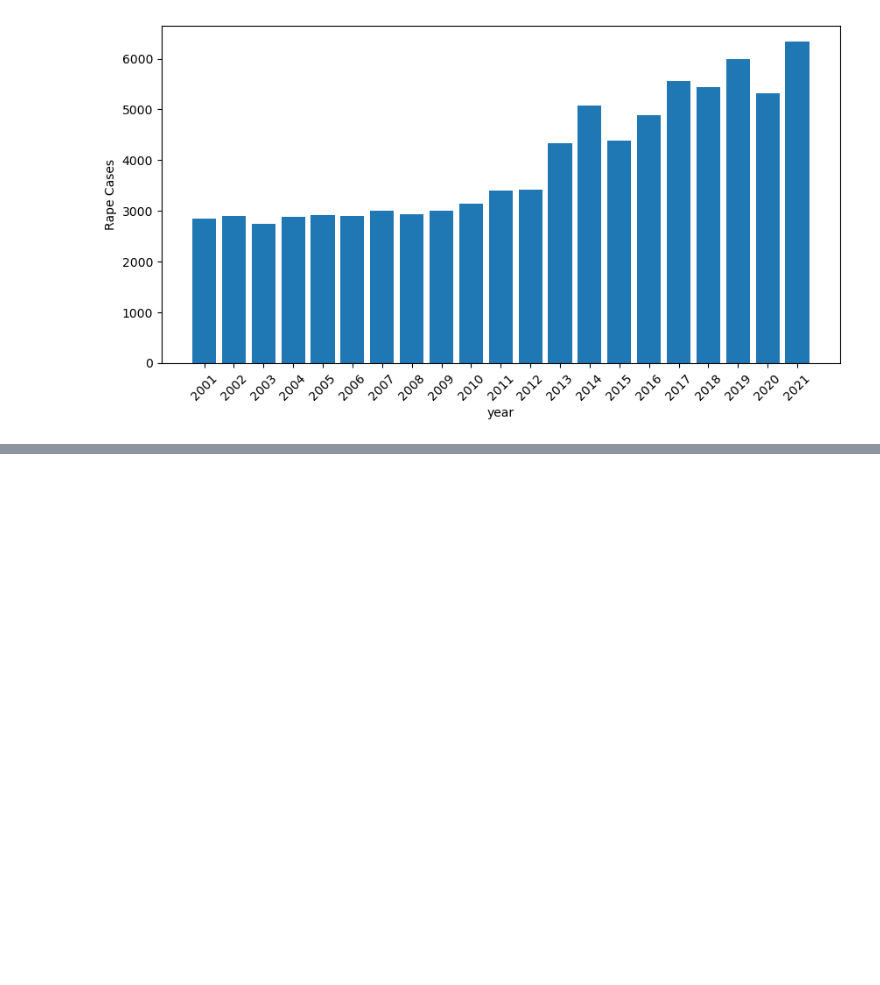
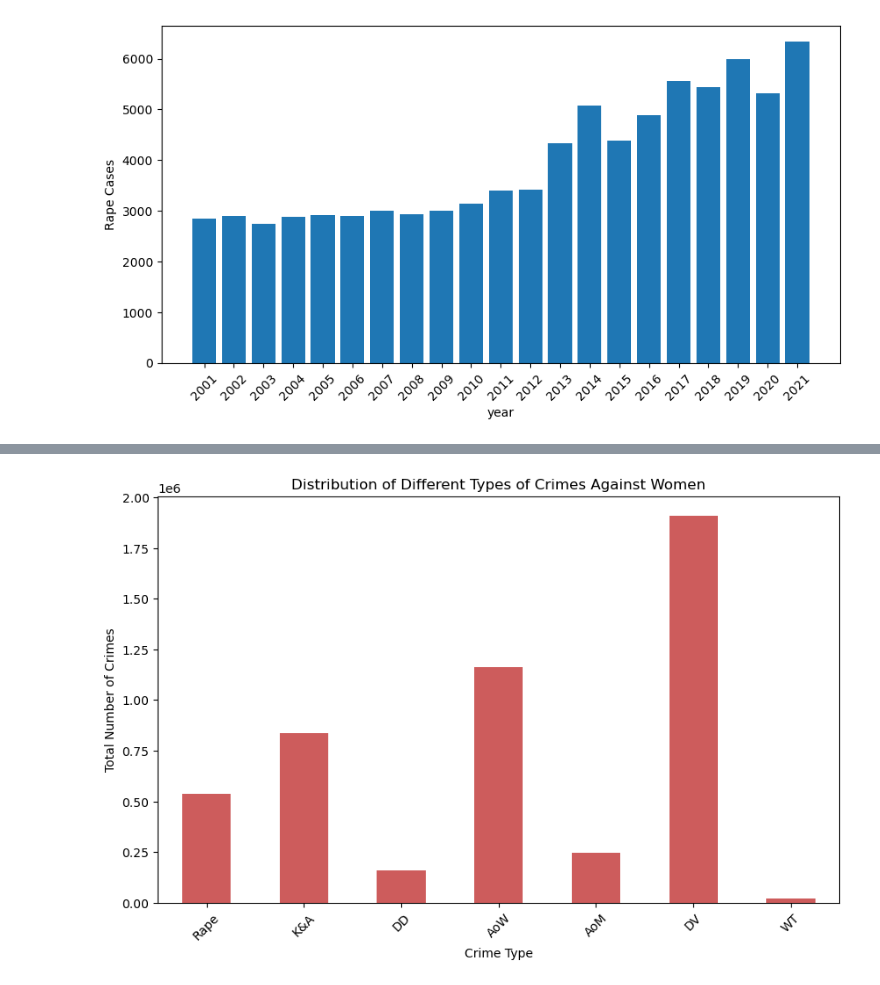
Before and after one commit to sandeepgalipelli/CrimeAgainstWomen, a Jupyter notebook: CrimeAgainstWoman.ipynb, the cells around one changed output, grey strips where cells are left out. Saved outputs shown, nothing was run; the diff lists cells and outputs as text; code cells hidden in the pictures; blank space fills up the shorter version.

```diff
--- a/CrimeAgainstWoman.ipynb
+++ b/CrimeAgainstWoman.ipynb
@@ -159,0 +200,11 @@ plt.show()
+# %%
+crimeDistribution =crimeAw.drop(['State', 'Year'], axis=1).sum()
+plt.figure(figsize=(10, 6))
+crimeDistribution.plot(kind='bar', color='#CD5C5C')
+plt.title('Distribution of Different Types of Crimes Against Women')
+plt.xlabel('Crime Type')
+plt.ylabel('Total Number of Crimes')
+plt.xticks(rotation=45)
+plt.show()
+# %% [output]
+[figure, added]
```
Also changed, not shown: parts of 5 cells of this notebook.
